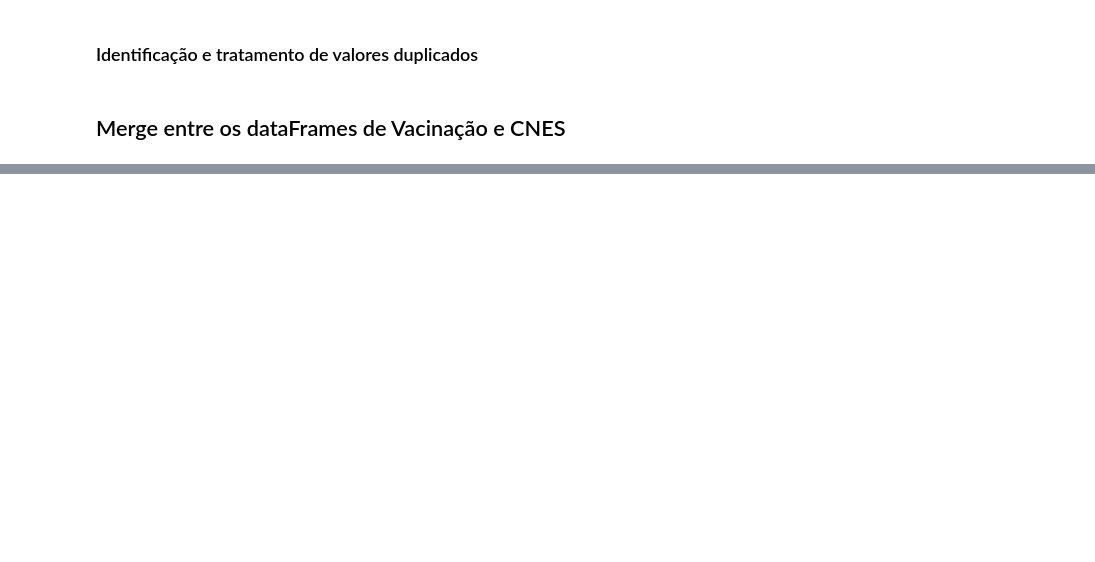
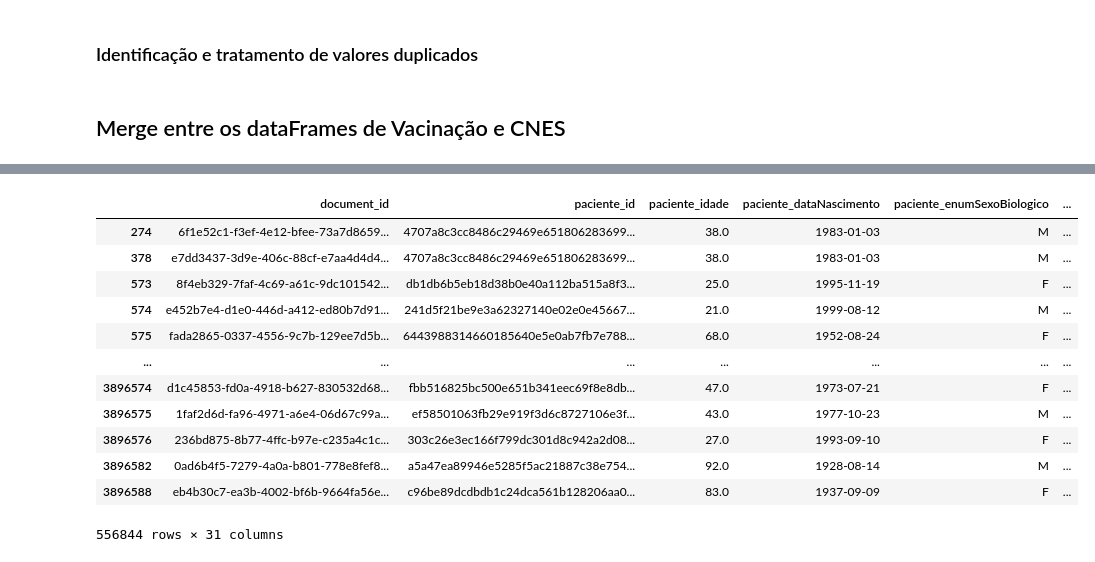
Before and after one commit to massaoiwanaga/topespsi, a Jupyter notebook: TESI_VAC_COVID.ipynb, the cells around one changed output, grey strips where cells are left out. Drawn from its saved outputs; the diff is of its cells as text; code cells hidden in the pictures; blank space fills up the shorter version.

```diff
--- a/TESI_VAC_COVID.ipynb
+++ b/TESI_VAC_COVID.ipynb
@@ -565,0 +647,16 @@ pd.merge(df_vacinacao, df_cnes, on=None, left_on='estabelecimento_valor', right_
+# %%
+df_norte
+# %% [output]
+|  | document_id | paciente_id | paciente_idade | paciente_dataNascimento | paciente_enumSexoBiologico | ... |
+| 274 | 6f1e52c1-f3ef-4e12-bfee-73a7d8659... | 4707a8c3cc8486c29469e651806283699... | 38.0 | 1983-01-03 | M | ... |
+| 378 | e7dd3437-3d9e-406c-88cf-e7aa4d4d4... | 4707a8c3cc8486c29469e651806283699... | 38.0 | 1983-01-03 | M | ... |
+| 573 | 8f4eb329-7faf-4c69-a61c-9dc101542... | db1db6b5eb18d38b0e40a112ba515a8f3... | 25.0 | 1995-11-19 | F | ... |
+| 574 | e452b7e4-d1e0-446d-a412-ed80b7d91... | 241d5f21be9e3a62327140e02e0e45667... | 21.0 | 1999-08-12 | M | ... |
+| 575 | fada2865-0337-4556-9c7b-129ee7d5b... | 6443988314660185640e5e0ab7fb7e788... | 68.0 | 1952-08-24 | F | ... |
+| ... | ... | ... | ... | ... | ... | ... |
+| 3896574 | d1c45853-fd0a-4918-b627-830532d68... | fbb516825bc500e651b341eec69f8e8db... | 47.0 | 1973-07-21 | F | ... |
+| 3896575 | 1faf2d6d-fa96-4971-a6e4-06d67c99a... | ef58501063fb29e919f3d6c8727106e3f... | 43.0 | 1977-10-23 | M | ... |
+| 3896576 | 236bd875-8b77-4ffc-b97e-c235a4c1c... | 303c26e3ec166f799dc301d8c942a2d08... | 27.0 | 1993-09-10 | F | ... |
+| 3896582 | 0ad6b4f5-7279-4a0a-b801-778e8fef8... | a5a47ea89946e5285f5ac21887c38e754... | 92.0 | 1928-08-14 | M | ... |
+| 3896588 | eb4b30c7-ea3b-4002-bf6b-9664fa56e... | c96be89dcdbdb1c24dca561b128206aa0... | 83.0 | 1937-09-09 | F | ... |
+556844 rows × 31 columns
```
Also changed, not shown: parts of 14 cells of this notebook.
